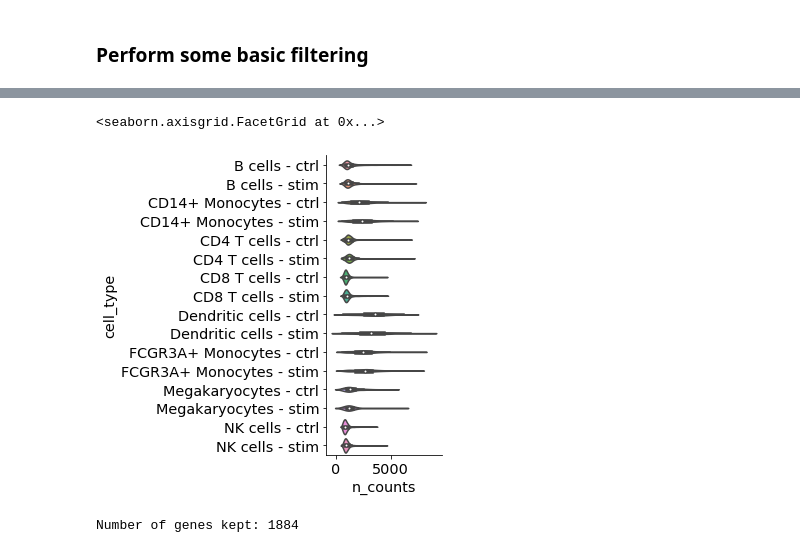
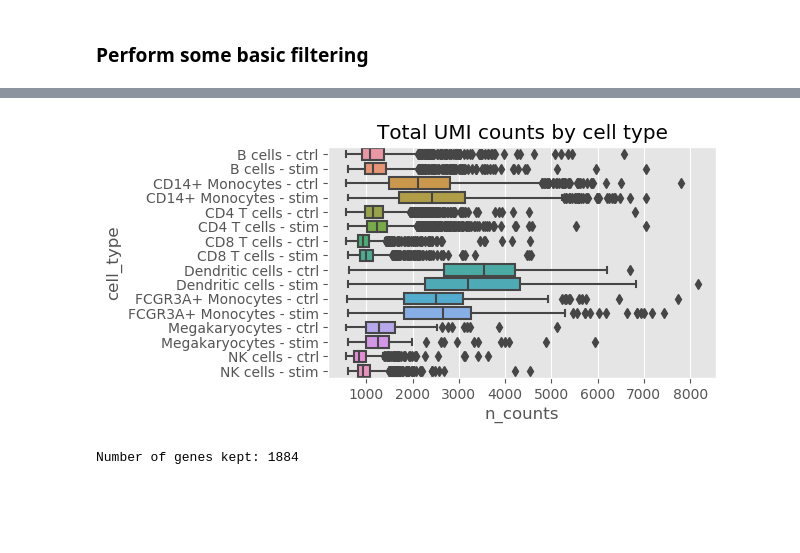
Before and after one commit to yelabucsf/scrna-parameter-estimation, a Jupyter notebook: examples/interferon_stimulation/interferon_stimulation_analysis.ipynb, the cells around one changed output, grey strips where cells are left out. Cells and saved outputs as stored; diff of their text form; code cells hidden in the pictures; blank space fills up the shorter version.

```diff
--- a/examples/interferon_stimulation/interferon_stimulation_analysis.ipynb
+++ b/examples/interferon_stimulation/interferon_stimulation_analysis.ipynb
@@ -50,8 +51,11 @@ sc.pl.tsne(adata, color='cell_type')
-# %%
-sns.catplot(x='n_counts', y='cell_type', data=adata.obs, kind='violin')
-# %% [output]
-<seaborn.axisgrid.FacetGrid at 0x...>
-[figure, removed]
+# %%
+plt.figure(figsize=(5, 3))
+sns.boxplot(x='n_counts', y='cell_type', data=adata.obs)
+plt.title('Total UMI counts by cell type')
+plt.savefig('celltype_numi.pdf')
+plt.savefig('celltype_numi.png')
+# %% [output]
+[figure, added]
 # %%
 print('Number of genes kept:', adata.shape[1])
 # %% [output]
```
Also changed, not shown: parts of 19 cells of this notebook, 1 other file.
